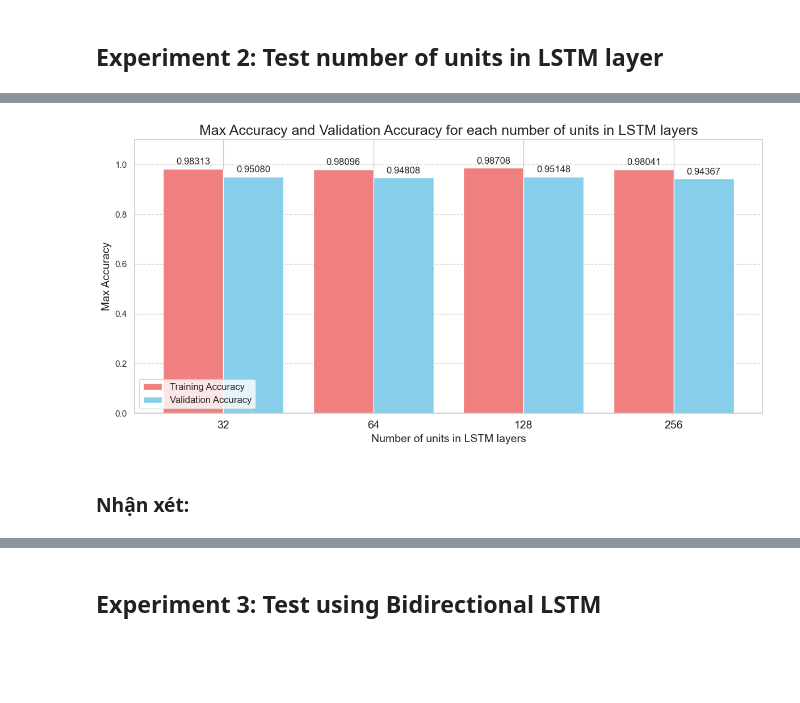
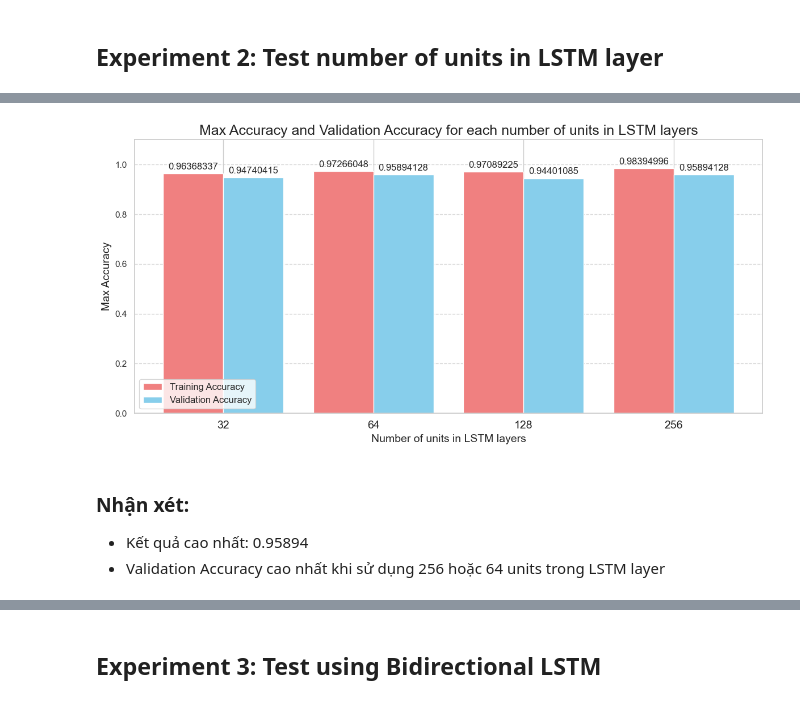
Before and after one commit to NghiaNguyen04/Human-Activity-Recognition-with-Smartphones, a Jupyter notebook: notebooks/hyperparameter_tuning/Using LSTM.ipynb, the cells around one changed output, grey strips where cells are left out. Saved outputs shown, nothing was run; the diff lists cells and outputs as text; code cells hidden in the pictures; blank space fills up the shorter version.

Commit message:
update LSTM model API

```diff
--- a/notebooks/hyperparameter_tuning/Using LSTM.ipynb
+++ b/notebooks/hyperparameter_tuning/Using LSTM.ipynb
@@ -189,9 +211,9 @@ plt.show()
 # %%
 def build_lstm_model(input_shape, output_shape, number_UnitsLSTM):
     model = Sequential()
-    model.add(LSTM(number_UnitsLSTM, input_shape=input_shape, return_sequences=True))
-    model.add(LSTM(number_UnitsLSTM, input_shape=input_shape, return_sequences=True))
-    model.add(Dropout(0.3))
+    for i in range (4):
+        model.add(LSTM(number_UnitsLSTM, input_shape=input_shape, return_sequences=True))
+        model.add(Dropout(0.3))
     model.add(Dense(number_UnitsLSTM, activation='relu'))
     model.add(Dense(output_shape, activation='softmax'))
     return model
@@ -253,35 +275,37 @@ sns.set(style="whitegrid")
 
 # Vẽ biểu đồ
 x_labels = [str(n) for n in number_UnitsLSTM_List]  # Chuyển số lượng layer thành chuỗi để hiển thị
 x_indices = np.arange(len(x_labels))  # Tạo vị trí cho các cột
 
 width = 0.4  # Độ rộng của mỗi cột
 plt.figure(figsize=(12, 6))
 
 # Cột accuracy
 plt.bar(x_indices - width/2, max_accuracies_2, width=width, label="Training Accuracy", color='lightcoral')
 
 # Cột val_accuracy
 plt.bar(x_indices + width/2, max_val_accuracies_2, width=width, label="Validation Accuracy", color='skyblue')
 
 # Thiết lập trục X
 plt.xticks(x_indices, x_labels, fontsize=14)
 plt.title("Max Accuracy and Validation Accuracy for each number of units in LSTM layers", fontsize=18)
 plt.xlabel("Number of units in LSTM layers", fontsize=14)
 plt.ylabel("Max Accuracy", fontsize=14)
 plt.ylim(0, 1.1)  # Giới hạn trục y nếu cần
 plt.grid(axis='y', linestyle='--', alpha=0.7)
 
 # Hiển thị giá trị trên các cột
 for i, (x, acc, val_acc) in enumerate(zip(x_indices, max_accuracies_2, max_val_accuracies_2)):
-    plt.text(x - width/2, acc + 0.01, f"{acc:.5f}", ha='center', va='bottom', fontsize=12)
-    plt.text(x + width/2, val_acc + 0.01, f"{val_acc:.5f}", ha='center', va='bottom', fontsize=12)
+    plt.text(x - width/2, acc + 0.01, f"{acc:.8f}", ha='center', va='bottom', fontsize=12)
+    plt.text(x + width/2, val_acc + 0.01, f"{val_acc:.8f}", ha='center', va='bottom', fontsize=12)
 
 # Hiển thị chú thích
 plt.legend(fontsize=12)
 plt.tight_layout()
 plt.show()
 # %% [output]
-[figure, old version]
+[figure, new version]
 # %% [markdown]
 ### Nhận xét:
+- Kết quả cao nhất: 0.95894
+- Validation Accuracy cao nhất khi sử dụng 256 hoặc 64 units trong LSTM layer
```
Also changed, not shown: parts of 10 cells of this notebook, 11 other files.
